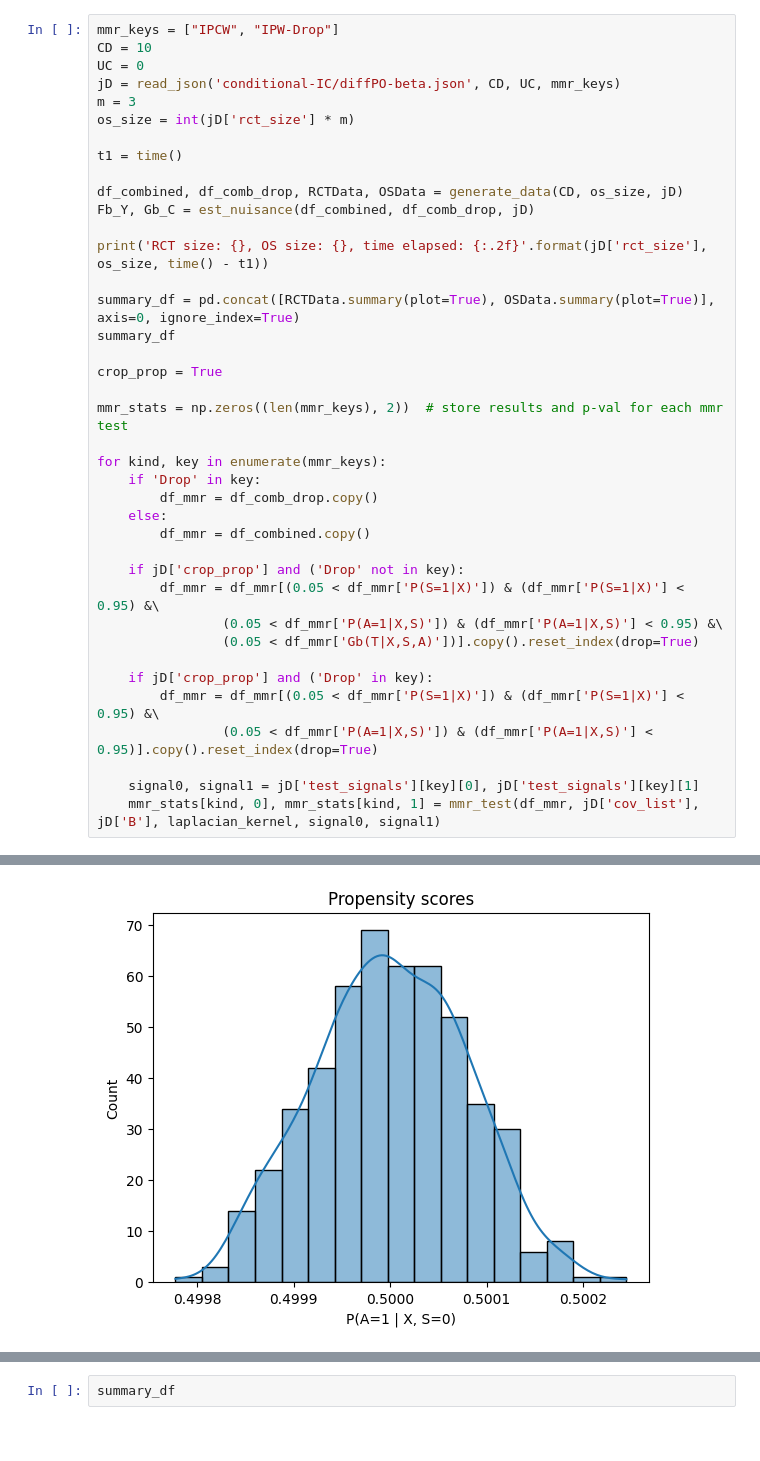
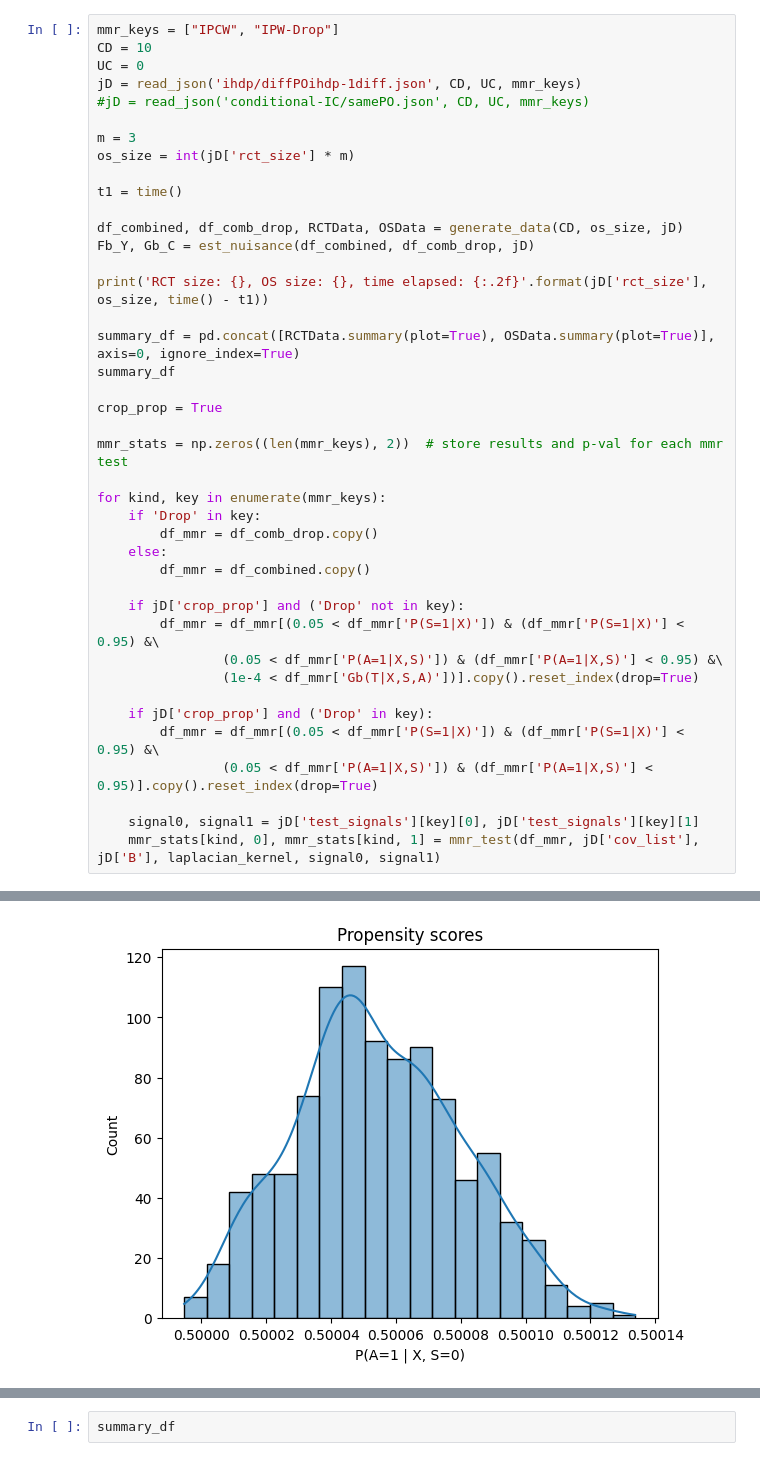
Before and after one commit to demireal/censored-mmr, a Jupyter notebook: main.ipynb, the cells around one changed output, grey strips where cells are left out. Cells and saved outputs as stored; diff of their text form.

Commit message:
ihdp jsons and results

```diff
--- a/main.ipynb
+++ b/main.ipynb
@@ -20,7 +36,9 @@ from mmr_utils import *
 mmr_keys = ["IPCW", "IPW-Drop"]
 CD = 10
 UC = 0
-jD = read_json('conditional-IC/diffPO-beta.json', CD, UC, mmr_keys)
+jD = read_json('ihdp/diffPOihdp-1diff.json', CD, UC, mmr_keys)
+#jD = read_json('conditional-IC/samePO.json', CD, UC, mmr_keys)
+
 m = 3
 os_size = int(jD['rct_size'] * m)
 
@@ -47,7 +65,7 @@ for kind, key in enumerate(mmr_keys):
     if jD['crop_prop'] and ('Drop' not in key):
         df_mmr = df_mmr[(0.05 < df_mmr['P(S=1|X)']) & (df_mmr['P(S=1|X)'] < 0.95) &\
                 (0.05 < df_mmr['P(A=1|X,S)']) & (df_mmr['P(A=1|X,S)'] < 0.95) &\
-                (0.05 < df_mmr['Gb(T|X,S,A)'])].copy().reset_index(drop=True)
+                (1e-4 < df_mmr['Gb(T|X,S,A)'])].copy().reset_index(drop=True)
 
     if jD['crop_prop'] and ('Drop' in key):
         df_mmr = df_mmr[(0.05 < df_mmr['P(S=1|X)']) & (df_mmr['P(S=1|X)'] < 0.95) &\
@@ -60 +78 @@ RCT size: 500, OS size: 1500, time elapsed: 7.44
-[figure, old version]
+[figure, new version]
```
Also changed, not shown: parts of 21 cells of this notebook, 37 other files.
